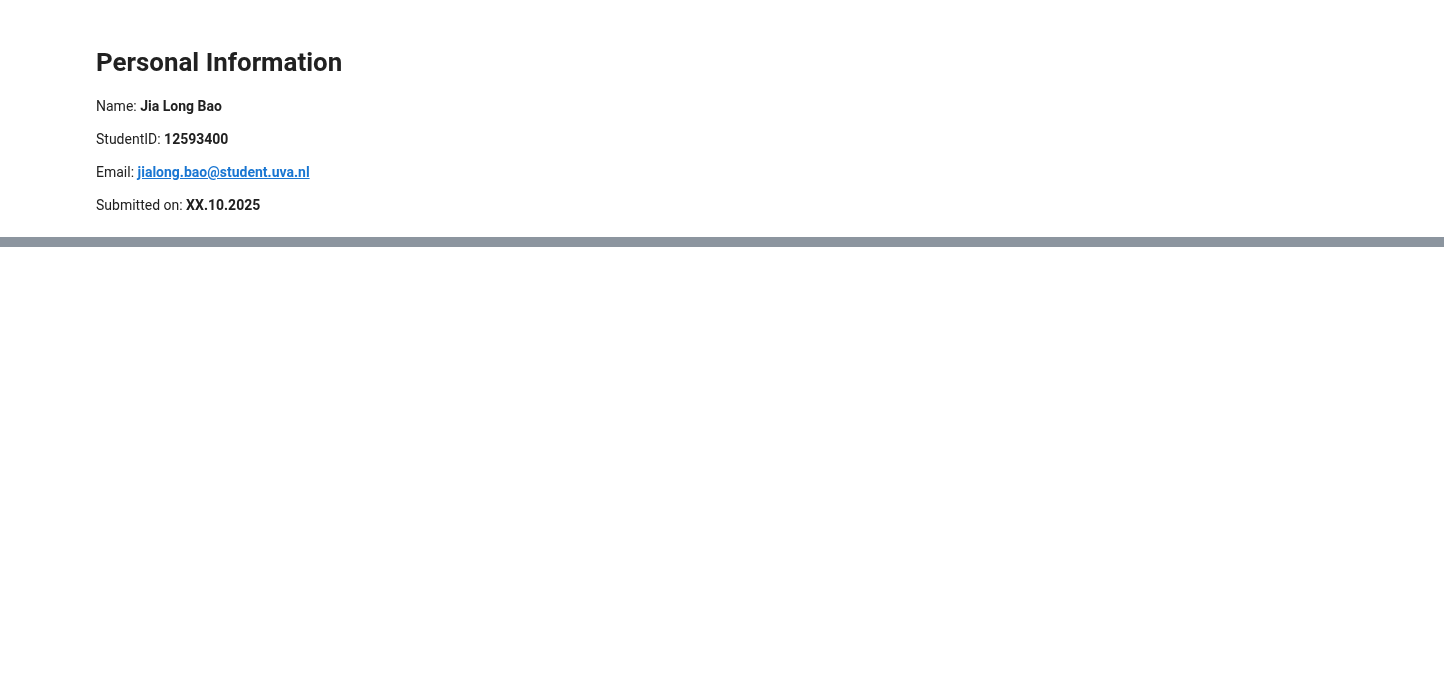
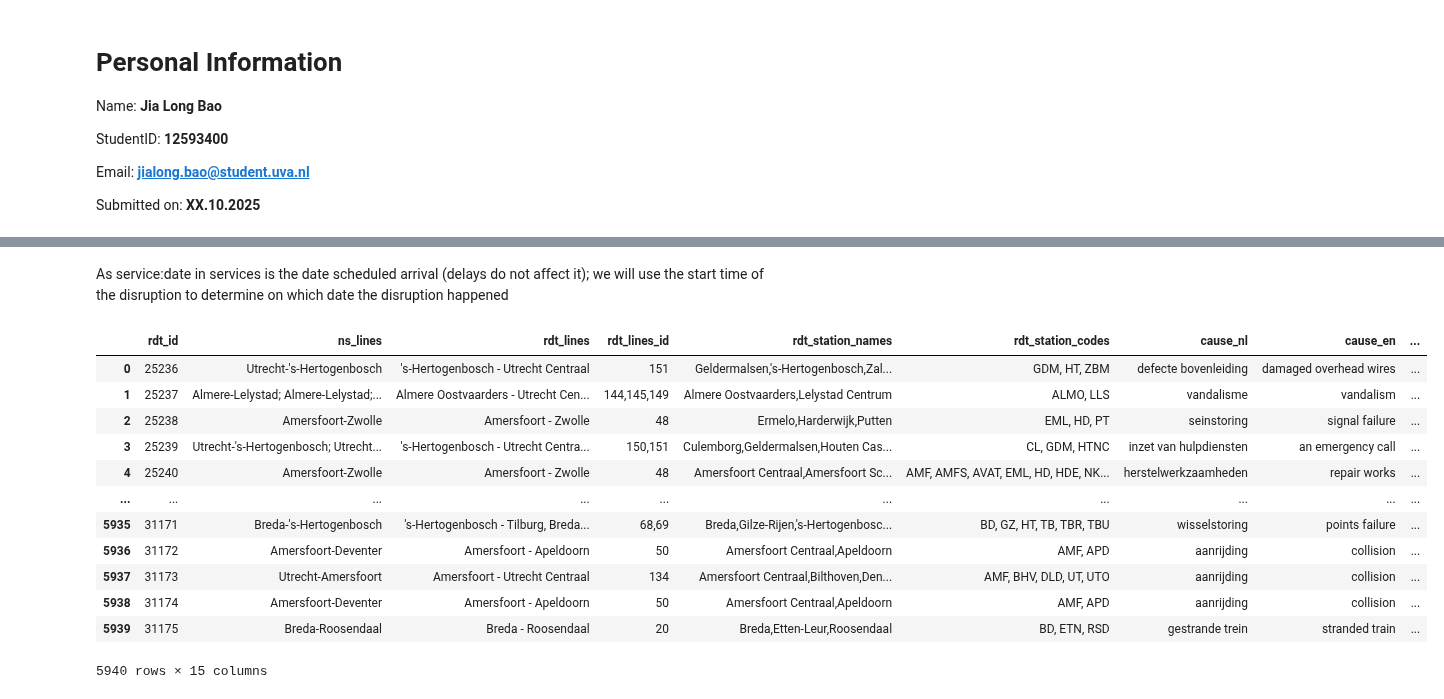
Before and after one commit to jbaonl/MSc-Thesis, a Jupyter notebook: MSc-Thesis/Bao/EDA.ipynb, the cells around one changed output, grey strips where cells are left out. Drawn from its saved outputs; the diff is of its cells as text; code cells hidden in the pictures; blank space fills up the shorter version.

```diff
--- a/MSc-Thesis/Bao/EDA.ipynb
+++ b/MSc-Thesis/Bao/EDA.ipynb
@@ -105,0 +202,32 @@ KeyboardInterrupt:
+# %%
+%matplotlib inline
+
+import os
+import matplotlib.pyplot as plt
+import numpy as np
+import pandas as pd
+
+from pathlib import Path
+from tqdm import tqdm
+import gzip
+
+from darts import TimeSeries
+from darts.utils.statistics import check_seasonality, extract_trend_and_seasonality, stationarity_test_kpss, plot_acf, plot_residuals_analysis
+
+
+folder_path = Path("downloads/data")
+services_file_path = os.path.join(folder_path, "NS-services/services.parquet")
+disruptions_file_path = os.path.join(folder_path, "NS-disruptions/disruptions-2019.csv")
+stations_file_path = os.path.join(folder_path, "NS-stations/stations-2023-09-nl.csv")
+distances_file_path = os.path.join(folder_path, "NS-tariff-distances/tariff-distances-2022-01.csv")
+ns_distances_file_path = os.path.join(folder_path, "NS-tariff-distances/tariff-distances-2022-01-ns-ns-international.csv")
+holidays_file_path = os.path.join(folder_path, "holidays/dutch_holidays_2019_2025.parquet")
+weather_file_path = os.path.join(folder_path, "weather/ns_stations_weather_2019.parquet") #TODO: replace with full dataset
+
+services = pd.read_parquet(services_file_path)
+holidays = pd.read_parquet(holidays_file_path)
+disruptions = pd.read_csv(disruptions_file_path)
+stations = pd.read_csv(stations_file_path)
+distances = pd.read_csv(distances_file_path)
+ns_distances = pd.read_csv(ns_distances_file_path)
+weather = pd.read_parquet(weather_file_path)
@@ -105,0 +684,19 @@ KeyboardInterrupt:
+# %% [markdown]
+As service:date in services is the date scheduled arrival (delays do not affect it); we will use the start time of the disruption to determine on which date the disruption happened
+# %%
+disruptions['disruption_date'] = pd.to_datetime(disruptions['start_time']).dt.date
+disruptions
+# %% [output]
+|  | rdt_id | ns_lines | rdt_lines | rdt_lines_id | rdt_station_names | rdt_station_codes | cause_nl | cause_en | ... |
+| 0 | 25236 | Utrecht-'s-Hertogenbosch | 's-Hertogenbosch - Utrecht Centraal | 151 | Geldermalsen,'s-Hertogenbosch,Zal... | GDM, HT, ZBM | defecte bovenleiding | damaged overhead wires | ... |
+| 1 | 25237 | Almere-Lelystad; Almere-Lelystad;... | Almere Oostvaarders - Utrecht Cen... | 144,145,149 | Almere Oostvaarders,Lelystad Centrum | ALMO, LLS | vandalisme | vandalism | ... |
+| 2 | 25238 | Amersfoort-Zwolle | Amersfoort - Zwolle | 48 | Ermelo,Harderwijk,Putten | EML, HD, PT | seinstoring | signal failure | ... |
+| 3 | 25239 | Utrecht-'s-Hertogenbosch; Utrecht... | 's-Hertogenbosch - Utrecht Centra... | 150,151 | Culemborg,Geldermalsen,Houten Cas... | CL, GDM, HTNC | inzet van hulpdiensten | an emergency call | ... |
+| 4 | 25240 | Amersfoort-Zwolle | Amersfoort - Zwolle | 48 | Amersfoort Centraal,Amersfoort Sc... | AMF, AMFS, AVAT, EML, HD, HDE, NK... | herstelwerkzaamheden | repair works | ... |
+| ... | ... | ... | ... | ... | ... | ... | ... | ... | ... |
+| 5935 | 31171 | Breda-'s-Hertogenbosch | 's-Hertogenbosch - Tilburg, Breda... | 68,69 | Breda,Gilze-Rijen,'s-Hertogenbosc... | BD, GZ, HT, TB, TBR, TBU | wisselstoring | points failure | ... |
+| 5936 | 31172 | Amersfoort-Deventer | Amersfoort - Apeldoorn | 50 | Amersfoort Centraal,Apeldoorn | AMF, APD | aanrijding | collision | ... |
+| 5937 | 31173 | Utrecht-Amersfoort | Amersfoort - Utrecht Centraal | 134 | Amersfoort Centraal,Bilthoven,Den... | AMF, BHV, DLD, UT, UTO | aanrijding | collision | ... |
+| 5938 | 31174 | Amersfoort-Deventer | Amersfoort - Apeldoorn | 50 | Amersfoort Centraal,Apeldoorn | AMF, APD | aanrijding | collision | ... |
+| 5939 | 31175 | Breda-Roosendaal | Breda - Roosendaal | 20 | Breda,Etten-Leur,Roosendaal | BD, ETN, RSD | gestrande trein | stranded train | ... |
+5940 rows × 15 columns
```
Also changed, not shown: parts of 99 cells of this notebook, 14 other files.
